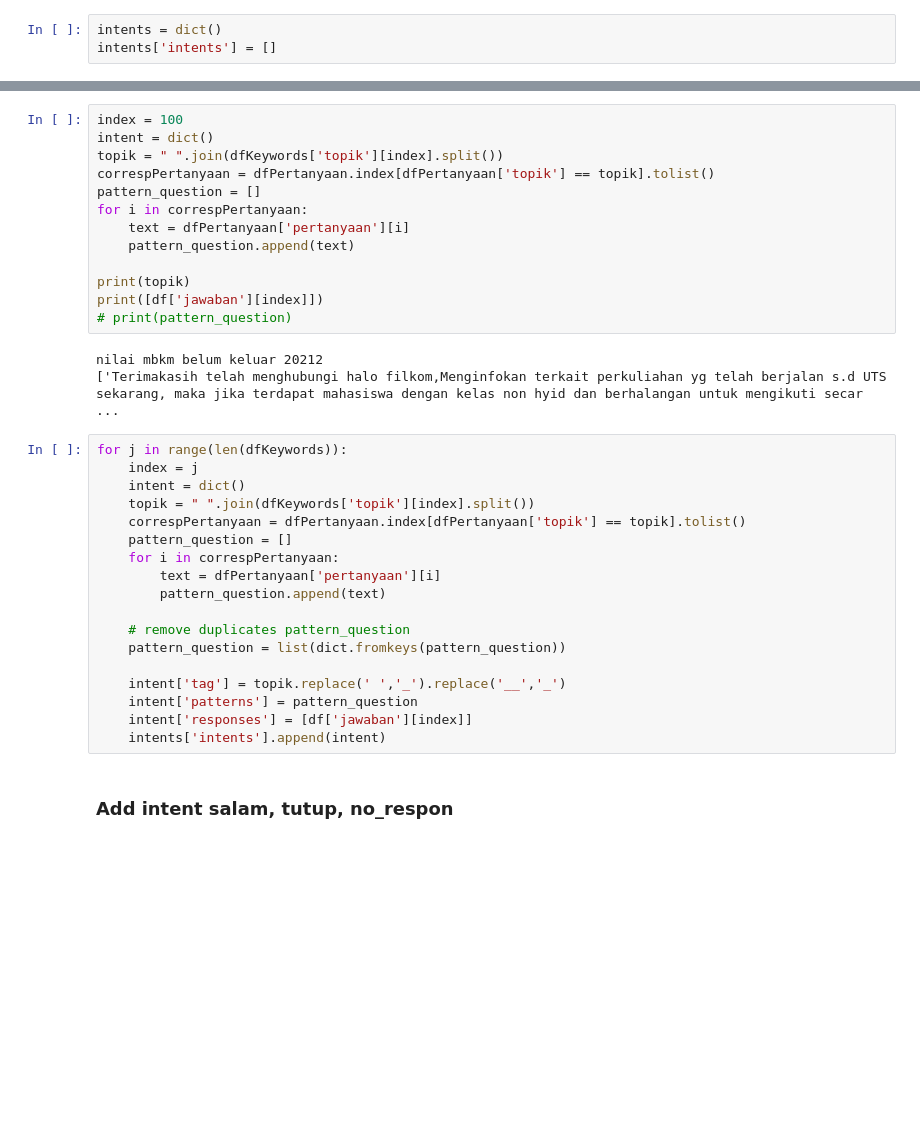
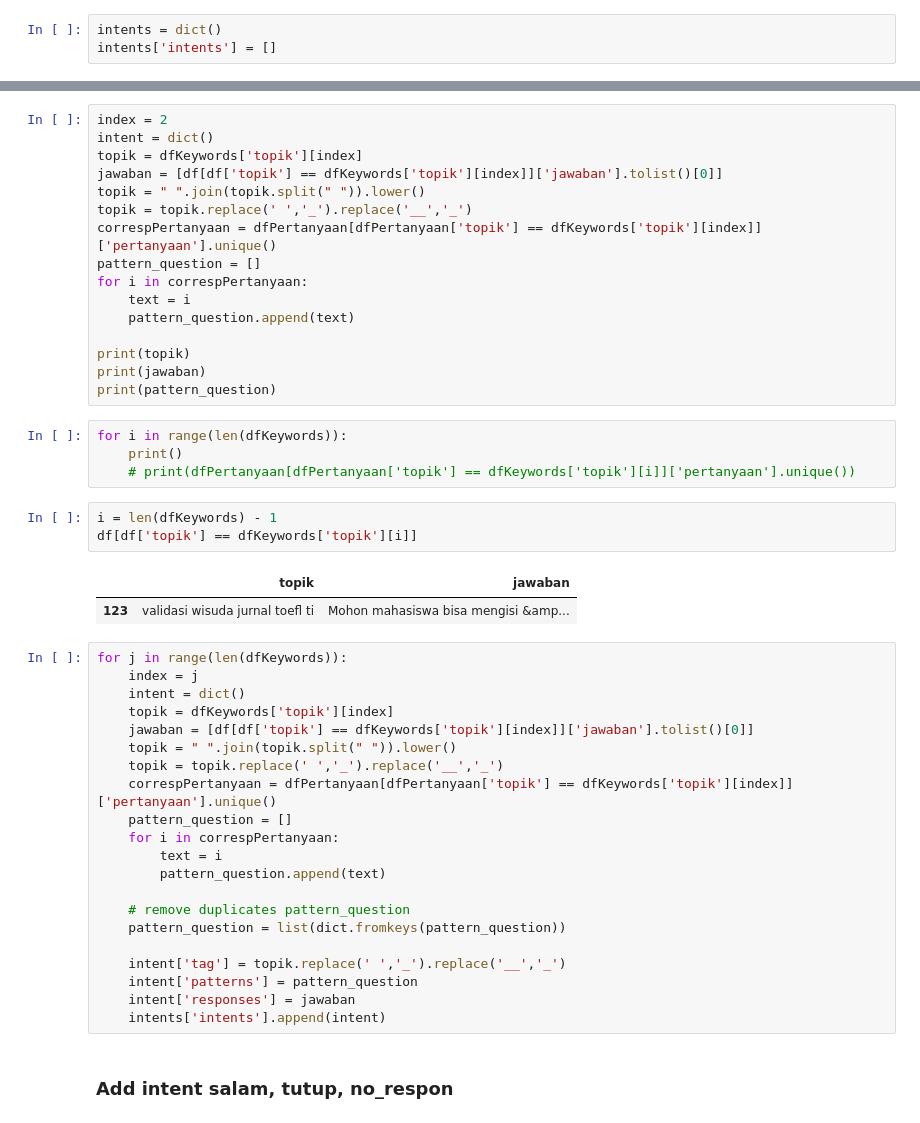
Before and after one commit to AndiAlifs/Halofilkom_dump, a Jupyter notebook: eksplorasi_data.ipynb, the cells around one changed output, grey strips where cells are left out. Cells and saved outputs as stored; diff of their text form; blank space fills up the shorter version.

```diff
--- a/eksplorasi_data.ipynb
+++ b/eksplorasi_data.ipynb
@@ -490,28 +486,41 @@ Akademik Validasi Wisuda Kemahasiswaan (Jurnal, TOEFL, TI)
 # %%
-index = 100
+index = 2
 intent = dict()
-topik = " ".join(dfKeywords['topik'][index].split())
-correspPertanyaan = dfPertanyaan.index[dfPertanyaan['topik'] == topik].tolist()
+topik = dfKeywords['topik'][index]
+jawaban = [df[df['topik'] == dfKeywords['topik'][index]]['jawaban'].tolist()[0]]
+topik = " ".join(topik.split(" ")).lower()
+topik = topik.replace(' ','_').replace('__','_')
+correspPertanyaan = dfPertanyaan[dfPertanyaan['topik'] == dfKeywords['topik'][index]]['pertanyaan'].unique()
 pattern_question = []
 for i in correspPertanyaan:
-    text = dfPertanyaan['pertanyaan'][i]
+    text = i
     pattern_question.append(text)
 
 print(topik)
-print([df['jawaban'][index]])
-# print(pattern_question)
+print(jawaban)
+print(pattern_question)
-# %% [output]
-nilai mbkm belum keluar 20212
-['Terimakasih telah menghubungi halo filkom,Menginfokan terkait perkuliahan yg telah berjalan s.d UTS sekarang, maka jika terdapat mahasiswa dengan kelas non hyid dan berhalangan untuk mengikuti secar ...
+# %%
+for i in range(len(dfKeywords)):
+    print()
+    # print(dfPertanyaan[dfPertanyaan['topik'] == dfKeywords['topik'][i]]['pertanyaan'].unique())
+# %%
+i = len(dfKeywords) - 1
+df[df['topik'] == dfKeywords['topik'][i]]
+# %% [output]
+|  | topik | jawaban |
+| 123 | validasi wisuda jurnal toefl ti | Mohon mahasiswa bisa mengisi &amp... |
 # %%
 for j in range(len(dfKeywords)):
     index = j
     intent = dict()
-    topik = " ".join(dfKeywords['topik'][index].split())
-    correspPertanyaan = dfPertanyaan.index[dfPertanyaan['topik'] == topik].tolist()
+    topik = dfKeywords['topik'][index]
+    jawaban = [df[df['topik'] == dfKeywords['topik'][index]]['jawaban'].tolist()[0]]
+    topik = " ".join(topik.split(" ")).lower()
+    topik = topik.replace(' ','_').replace('__','_')
+    correspPertanyaan = dfPertanyaan[dfPertanyaan['topik'] == dfKeywords['topik'][index]]['pertanyaan'].unique()
     pattern_question = []
     for i in correspPertanyaan:
-        text = dfPertanyaan['pertanyaan'][i]
+        text = i
         pattern_question.append(text)
 
     # remove duplicates pattern_question
@@ -519,7 +528,7 @@ for j in range(len(dfKeywords)):
 
     intent['tag'] = topik.replace(' ','_').replace('__','_')
     intent['patterns'] = pattern_question
-    intent['responses'] = [df['jawaban'][index]]
+    intent['responses'] = jawaban
     intents['intents'].append(intent)
 # %% [markdown]
 ### Add intent salam, tutup, no_respon
```
Also changed, not shown: parts of 7 cells of this notebook, 5 other files.
